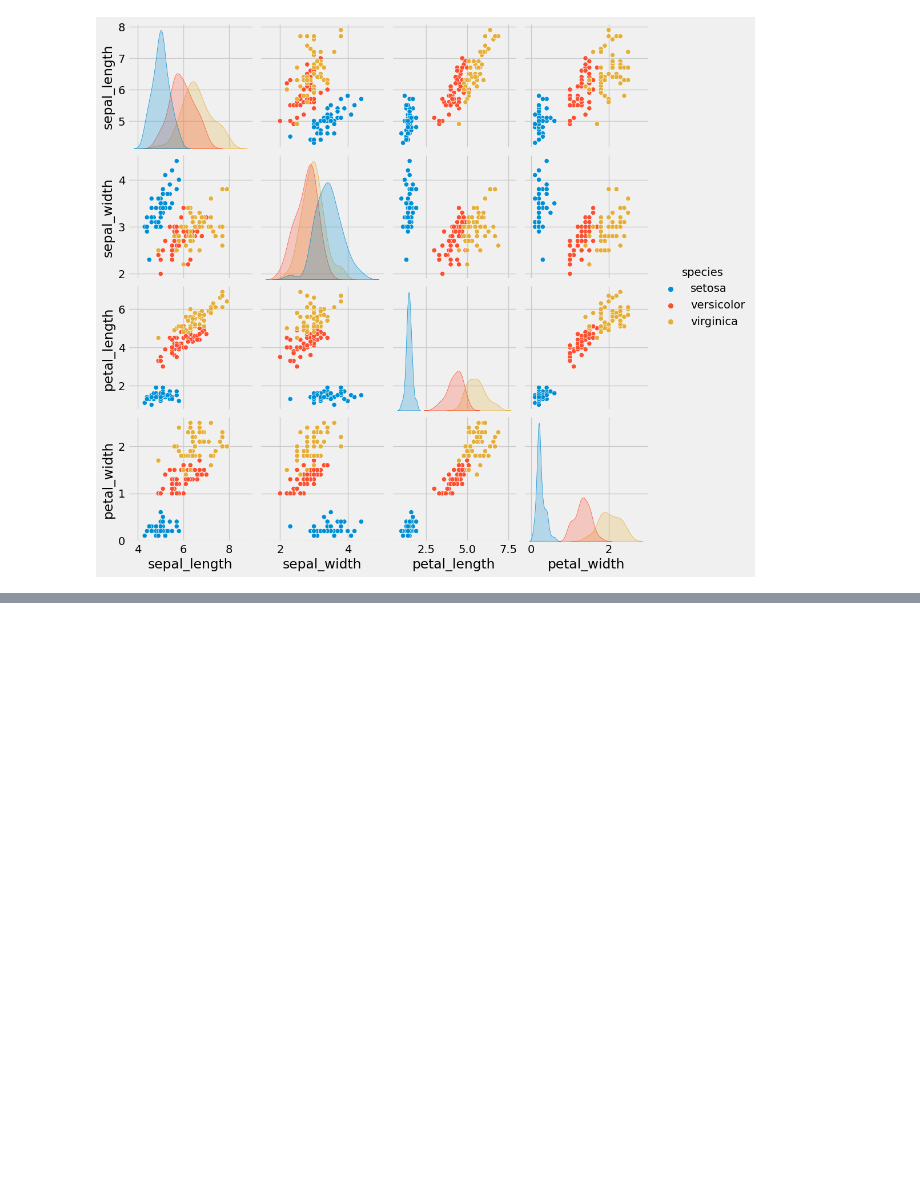
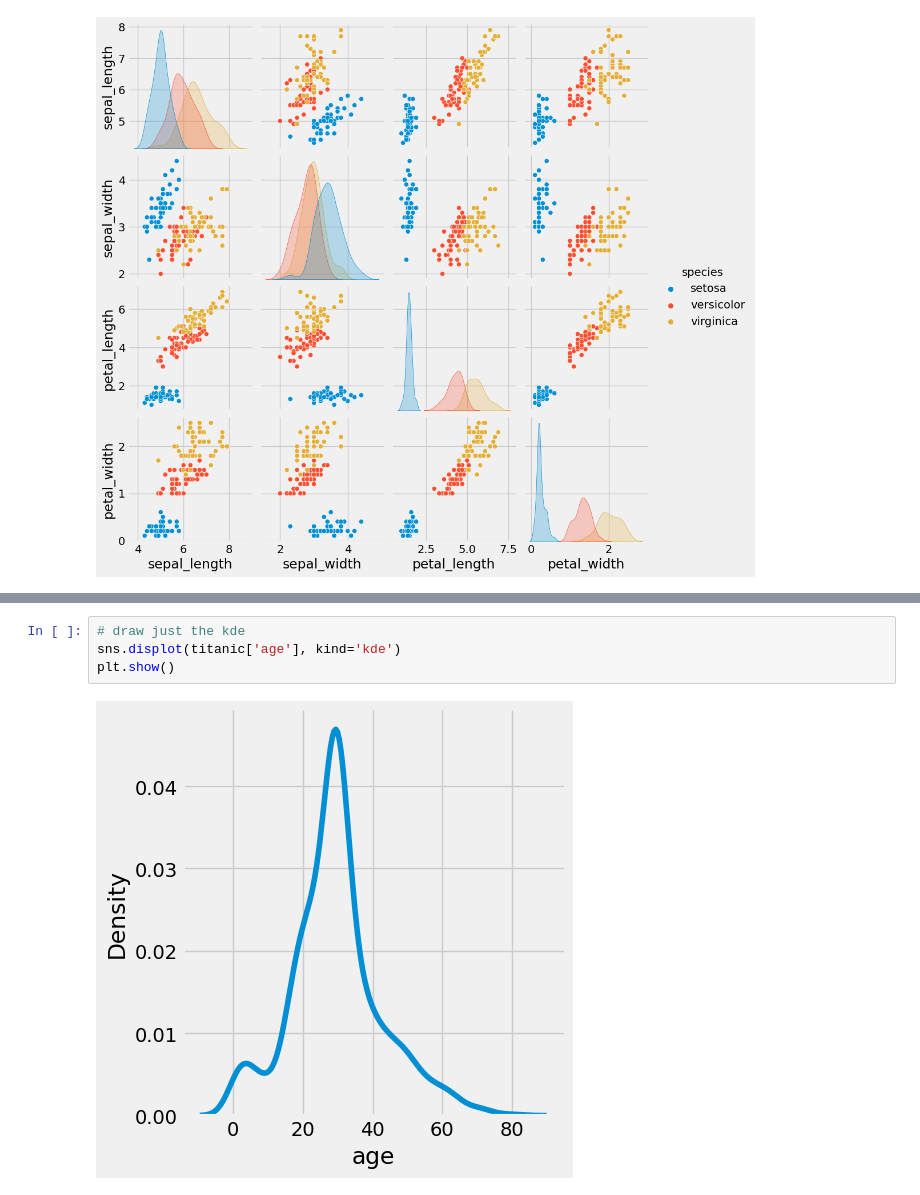
Before and after one commit to Data-Gyan/Visualization, a Jupyter notebook: SeaornExp.ipynb, the cells around one changed output, grey strips where cells are left out. Saved outputs shown, nothing was run; the diff lists cells and outputs as text; blank space fills up the shorter version.

```diff
--- a/SeaornExp.ipynb
+++ b/SeaornExp.ipynb
@@ -304,0 +344,6 @@ plt.show()
+# %%
+# draw just the kde
+sns.displot(titanic['age'], kind='kde')
+plt.show()
+# %% [output]
+[figure, added]
```
Also changed, not shown: parts of 17 cells of this notebook.
